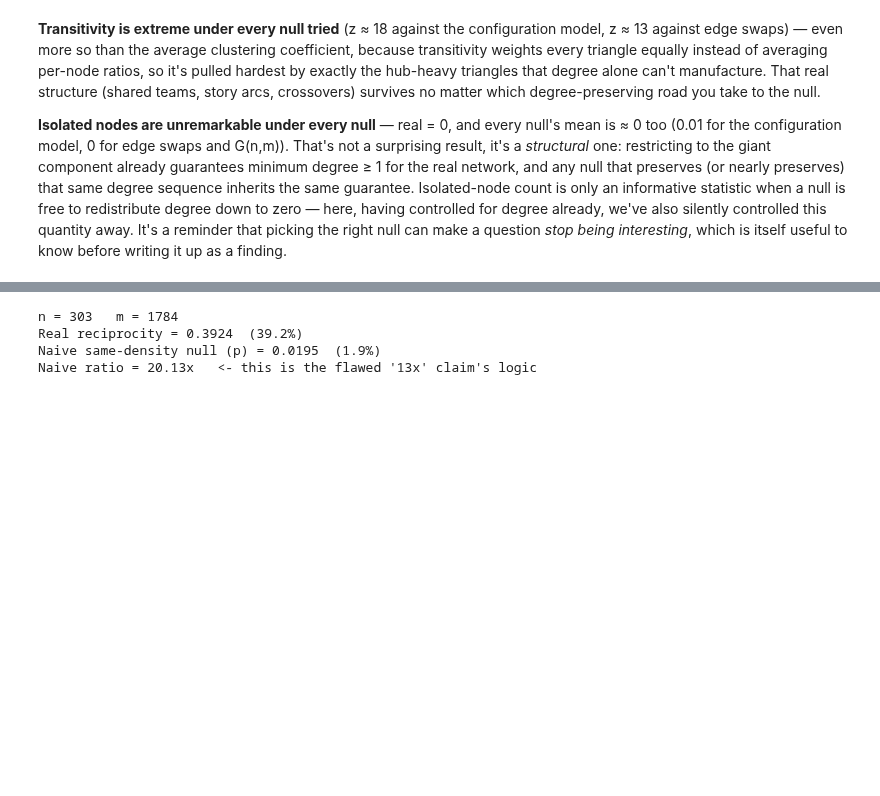
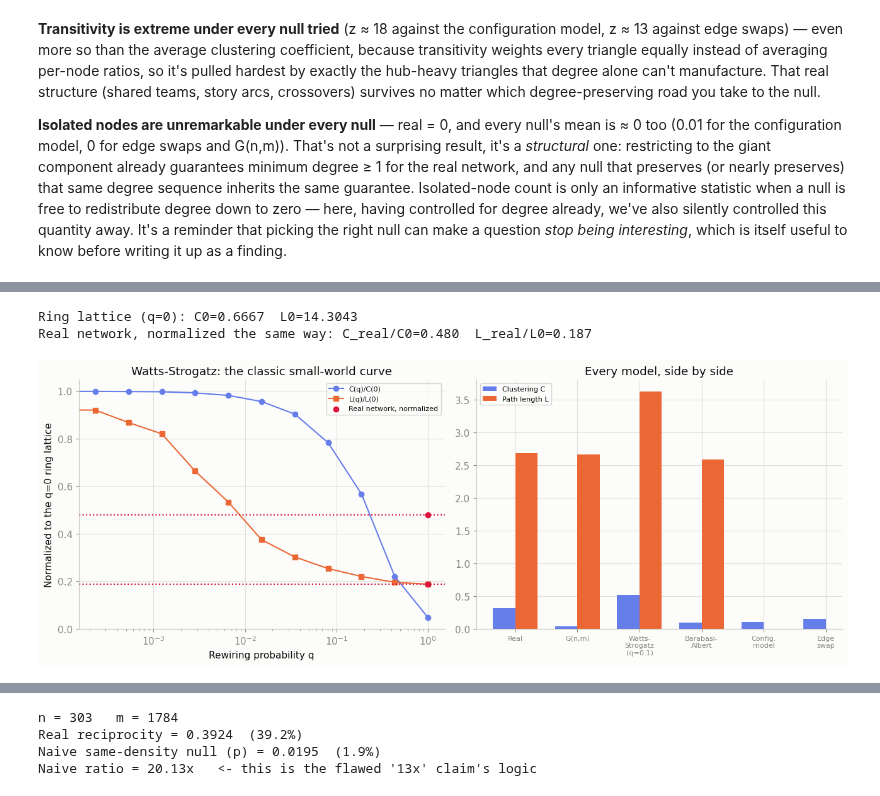
Before and after one commit to kaykay-ng/legendary-sniffle, a Jupyter notebook: notebooks/analysis.ipynb, the cells around one changed output, grey strips where cells are left out. Saved outputs shown, nothing was run; the diff lists cells and outputs as text; code cells hidden in the pictures; blank space fills up the shorter version.

Commit message:
Added model comparison

```diff
--- a/notebooks/analysis.ipynb
+++ b/notebooks/analysis.ipynb
@@ -1011,0 +991,17 @@ itself useful to know before writing it up as a finding.
+# %%
+# Barabasi-Albert preferential attachment, m tuned to match the real edge count
+m_ba = round(m_gc / n_gc)  # total edges of BA(n, m) ~= n*m for large n
+
+ba_C, ba_T, ba_L, ba_edges, ba_maxdeg = [], [], [], [], []
+for _ in range(N_TRIALS):
+    B = nx.barabasi_albert_graph(n_gc, m_ba, seed=int(rng.integers(0, 2**31 - 1)))
+    ba_C.append(nx.average_clustering(B))
+    ba_T.append(nx.transitivity(B))
+    ba_L.append(nx.average_shortest_path_length(B))
+    ba_edges.append(B.number_of_edges())
+    ba_maxdeg.append(max(d for _, d in B.degree()))
+
+ba_C, ba_T, ba_L = np.array(ba_C), np.array(ba_T), np.array(ba_L)
+print(f"Barabasi-Albert(n={n_gc}, m={m_ba}): edges~{np.mean(ba_edges):.0f}  "
+      f"C={ba_C.mean():.4f}  T={ba_T.mean():.4f}  L={ba_L.mean():.4f}  "
+      f"max degree~{np.mean(ba_maxdeg):.0f} (real max degree = {max(degree_seq)})")
@@ -1011,0 +1010,62 @@ itself useful to know before writing it up as a finding.
+# %%
+# Watts-Strogatz sweep: classic C(q)/C(0) and L(q)/L(0) curves
+k_ws = 10
+qs = np.logspace(-4, 0, 12)
+qs[0] = 0.0  # exact ring lattice as the first point
+WS_TRIALS = 8
+
+ws_C, ws_L = [], []
+for q in qs:
+    Cs, Ls = [], []
+    for _ in range(WS_TRIALS):
+        W = nx.watts_strogatz_graph(n_gc, k_ws, float(q), seed=int(rng.integers(0, 2**31 - 1)))
+        Cs.append(nx.average_clustering(W))
+        if nx.is_connected(W):
+            Ls.append(nx.average_shortest_path_length(W))
+        else:
+            cc = max(nx.connected_components(W), key=len)
+            Ls.append(nx.average_shortest_path_length(W.subgraph(cc)))
+    ws_C.append(np.mean(Cs))
+    ws_L.append(np.mean(Ls))
+
+ws_C, ws_L = np.array(ws_C), np.array(ws_L)
+C0, L0 = ws_C[0], ws_L[0]  # q=0 ring-lattice baseline
+print(f"Ring lattice (q=0): C0={C0:.4f}  L0={L0:.4f}")
+print(f"Real network, normalized the same way: C_real/C0={C_real/C0:.3f}  L_real/L0={L_real/L0:.3f}")
+# %% [output]
+Ring lattice (q=0): C0=0.6667  L0=14.3043
+Real network, normalized the same way: C_real/C0=0.480  L_real/L0=0.187
+# %%
+fig, axes = plt.subplots(1, 2, figsize=(13, 5))
+
+axes[0].plot(qs, ws_C / C0, 'o-', color='#667eea', label='C(q)/C(0)')
+axes[0].plot(qs, ws_L / L0, 's-', color='#eb6834', label='L(q)/L(0)')
+axes[0].axhline(C_real / C0, color='crimson', linestyle=':', linewidth=1.5)
+axes[0].axhline(L_real / L0, color='crimson', linestyle=':', linewidth=1.5)
+axes[0].scatter([qs[-1]], [C_real / C0], color='crimson', zorder=5, label='Real network, normalized')
+axes[0].scatter([qs[-1]], [L_real / L0], color='crimson', zorder=5)
+axes[0].set_xscale('log')
+axes[0].set_xlabel('Rewiring probability q')
+axes[0].set_ylabel('Normalized to the q=0 ring lattice')
+axes[0].set_title('Watts-Strogatz: the classic small-world curve')
+axes[0].legend(fontsize=8)
+
+labels = ['Real', 'G(n,m)', 'Watts-\nStrogatz\n(q=0.1)', 'Barabasi-\nAlbert',
+          'Config.\nmodel', 'Edge\nswap']
+ws_01_idx = int(np.argmin(np.abs(qs - 0.1)))
+C_vals = [C_real, gnm_C.mean(), ws_C[ws_01_idx], ba_C.mean(), config_C.mean(), swap_C.mean()]
+L_vals = [L_real, gnm_L.mean(), ws_L[ws_01_idx], ba_L.mean(), np.nan, np.nan]
+x = np.arange(len(labels))
+axes[1].bar(x - 0.18, C_vals, width=0.36, color='#667eea', label='Clustering C')
+axes[1].bar(x + 0.18, L_vals, width=0.36, color='#eb6834', label='Path length L')
+axes[1].set_xticks(x)
+axes[1].set_xticklabels(labels, fontsize=8)
+axes[1].set_title('Every model, side by side')
+axes[1].legend(fontsize=8)
+
+plt.tight_layout()
+plt.savefig(f'{IMG_DIR}/ex210_model_comparison.png', dpi=150, bbox_inches='tight')
+
+plt.show()
+# %% [output]
+[figure, added]
```
Also changed, not shown: parts of 22 cells of this notebook, 13 other files.
